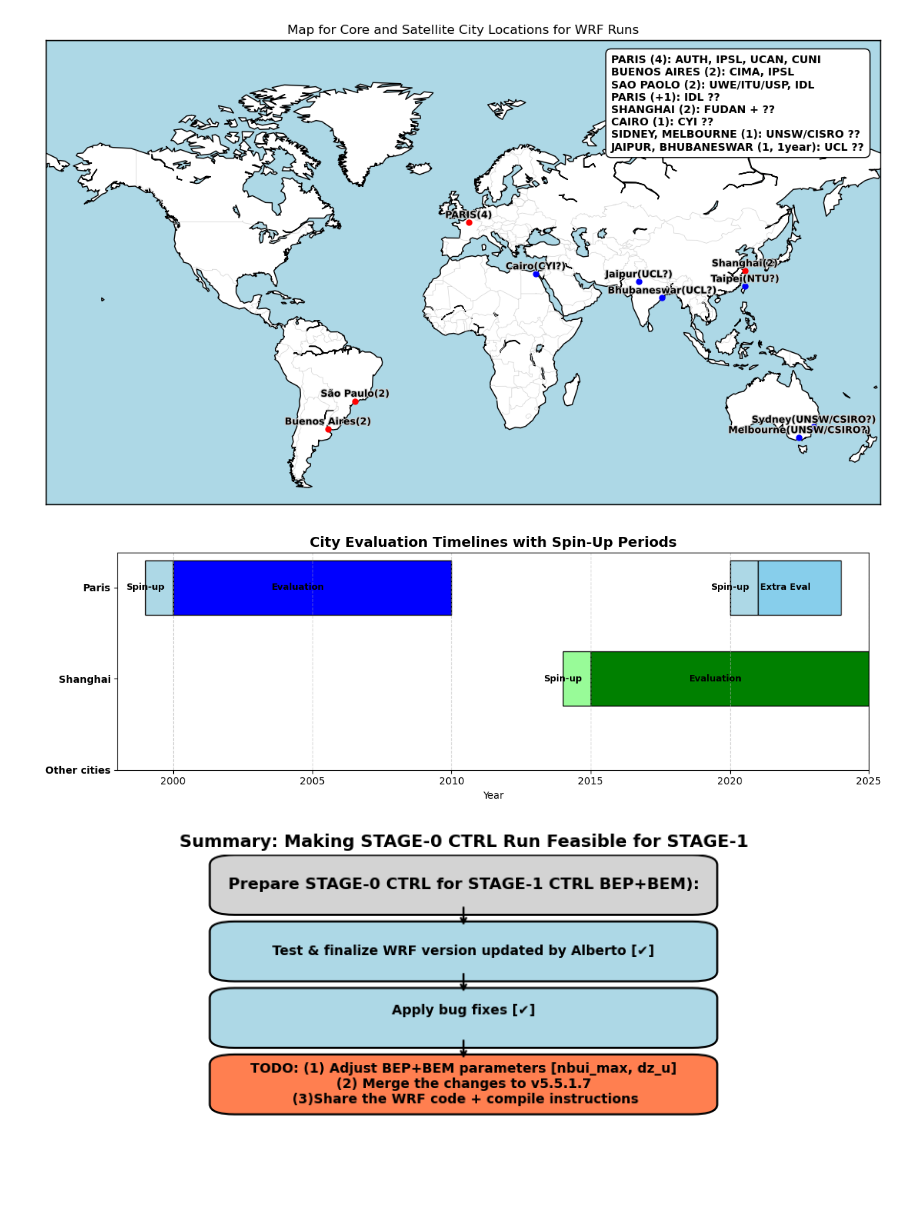
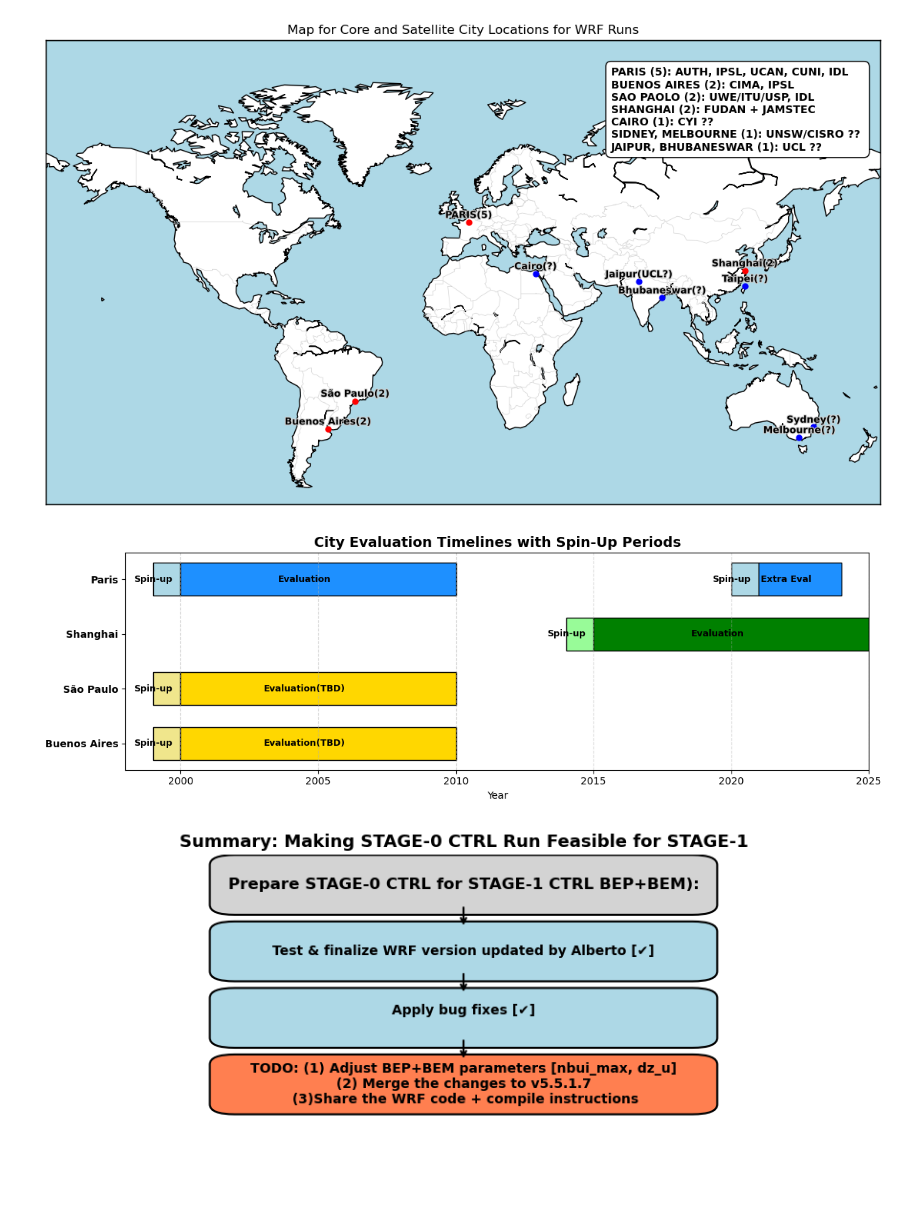
Before and after one commit to CORDEX-WRF-community/fps-urb-rcc, a Jupyter notebook: STAGE-1/WRF-STAGE-1-runs.ipynb, the cells around one changed output. Saved outputs shown, nothing was run; the diff lists cells and outputs as text; code cells hidden in the pictures.

Commit message:
Update the list of sattelite cities.

```diff
--- a/STAGE-1/WRF-STAGE-1-runs.ipynb
+++ b/STAGE-1/WRF-STAGE-1-runs.ipynb
@@ -6,15 +6,15 @@ import matplotlib.patheffects as path_effects
 # Define city coordinates (longitude, latitude)
 cities = {
     'São Paulo(2)': (-46.6333, -23.5505),
-    'Bhubaneswar(UCL?)': (85.8245, 20.2961),
+    'Bhubaneswar(?)': (85.8245, 20.2961),
     'Jaipur(UCL?)': (75.7873, 26.9124),
     'Buenos Aires(2)': (-58.3816, -34.6037),
-    'Cairo(CYI?)': (31.2357, 30.0444),
-    'Melbourne(UNSW/CSIRO?)': (144.9631, -37.8136),
-    'Sydney(UNSW/CSIRO?)': (151.2093, -33.8688),
+    'Cairo(?)': (31.2357, 30.0444),
+    'Melbourne(?)': (144.9631, -37.8136),
+    'Sydney(?)': (151.2093, -33.8688),
     'Shanghai(2)': (121.4737, 31.2304),
-    'Taipei(NTU?)': (121.5654, 25.0330),
-    'PARIS(4)': (2.3522, 48.8566)
+    'Taipei(?)': (121.5654, 25.0330),
+    'PARIS(5)': (2.3522, 48.8566)
 }
 
 # Create the map
@@ -43,14 +43,13 @@ for city, (lon, lat) in cities.items():
 
 # Add custom legend text
 legend_text = (
-    "PARIS (4): AUTH, IPSL, UCAN, CUNI \n"
+    "PARIS (5): AUTH, IPSL, UCAN, CUNI, IDL \n"
     "BUENOS AIRES (2): CIMA, IPSL\n"
     "SAO PAOLO (2): UWE/ITU/USP, IDL\n"
-    "PARIS (+1): IDL ?? \n"
-    "SHANGHAI (2): FUDAN + ?? \n"
+    "SHANGHAI (2): FUDAN + JAMSTEC \n"
     "CAIRO (1): CYI ?? \n"
     "SIDNEY, MELBOURNE (1): UNSW/CISRO ?? \n"
-    "JAIPUR, BHUBANESWAR (1, 1year): UCL ??"
+    "JAIPUR, BHUBANESWAR (1): UCL ??"
 )
 
 # Add the legend as a text box
@@ -62,46 +61,50 @@ plt.title("Map for Core and Satellite City Locations for WRF Runs")
 plt.savefig('STAGE-1_cities.png')  # You can also save it as a PDF, SVG, etc.
 plt.show()
 # %% [output]
-[figure, old version]
+[figure, new version]
 # %%
 import matplotlib.pyplot as plt
 
 # Grouped timeline data: (city, label, start, end, color)
 periods = [
     ("Paris", "Spin-up", 1999, 1999, 'lightblue'),
-    ("Paris", "Evaluation", 2000, 2009, 'blue'),
+    ("Paris", "Evaluation", 2000, 2009, 'dodgerblue'),
     ("Paris", "Spin-up", 2020, 2020, 'lightblue'),
-    ("Paris", "Extra Eval", 2021, 2023, 'skyblue'),
+    ("Paris", "Extra Eval", 2021, 2023, 'dodgerblue'),
     ("Shanghai", "Spin-up", 2014, 2014, 'palegreen'),
     ("Shanghai", "Evaluation", 2015, 2024, 'green'),
+    ("São Paulo", "Spin-up", 1999, 1999, 'khaki'),
+    ("São Paulo", "Evaluation(TBD)", 2000, 2009, 'gold'),
+    ("Buenos Aires", "Spin-up", 1999, 1999, 'khaki'),
+    ("Buenos Aires", "Evaluation(TBD)", 2000, 2009, 'gold'),
     #("Other cities", "TBD", 1999, 2023, 'gray')
 ]
 
 # Unique city order for plotting
-cities = ["Paris", "Shanghai", "Other cities"]
+cities = ["Paris", "Shanghai", "São Paulo", "Buenos Aires"]
 city_y = {city: i for i, city in enumerate(reversed(cities))}  # Reverse for top-to-bottom
 
 # Set up the figure
 fig, ax = plt.subplots(figsize=(12, 4))
 
 # Plot bars on same line per city
 for city, label, start, end, color in periods:
     y = city_y[city]
     ax.barh(y, end - start + 1, left=start, height=0.6, color=color, edgecolor='black')
     ax.text((start + end) / 2, y, label, va='center', ha='center', color='black', fontsize=9, fontweight='bold')
 
 # Formatting
 ax.set_yticks(list(city_y.values()))
 ax.set_yticklabels(list(city_y.keys()), fontweight='bold')
 ax.set_xlabel("Year")
 ax.set_xlim(1998, 2025)
 ax.set_title("City Evaluation Timelines with Spin-Up Periods", fontsize=14, fontweight='bold')
 ax.grid(True, axis='x', linestyle='--', alpha=0.5)
 
 plt.tight_layout()
 plt.show()
 # %% [output]
-[figure, old version]
+[figure, new version]
 # %%
 import matplotlib.pyplot as plt
 from matplotlib.patches import FancyBboxPatch
```
Also changed, not shown: 1 other file.
